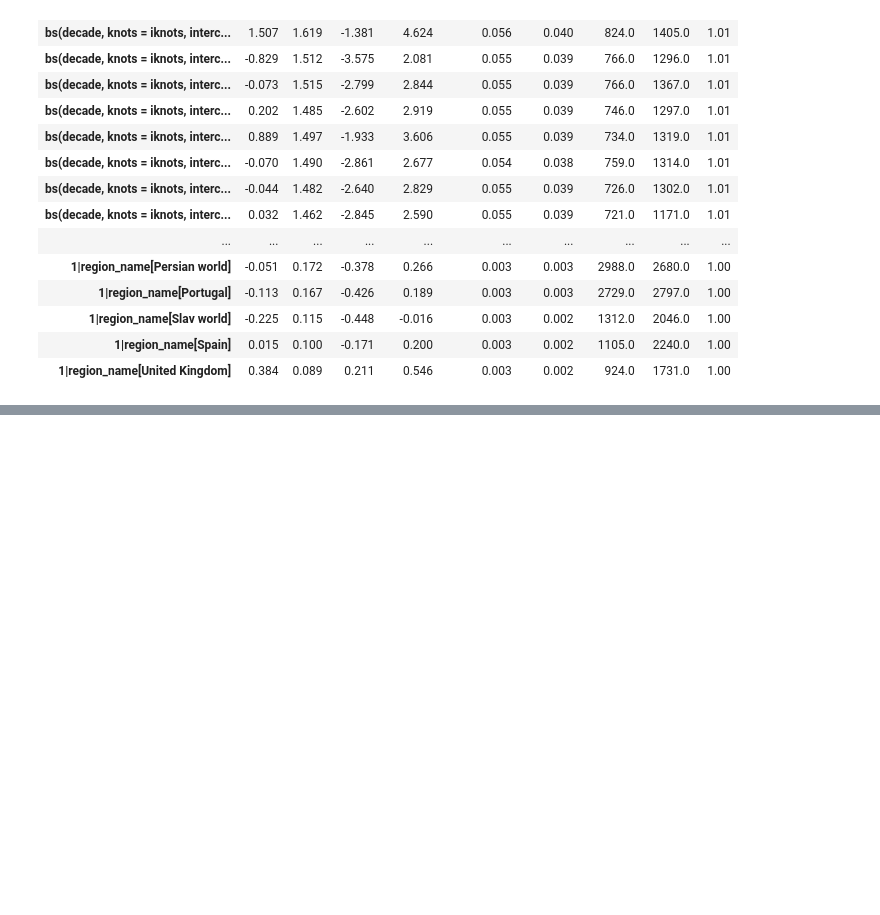
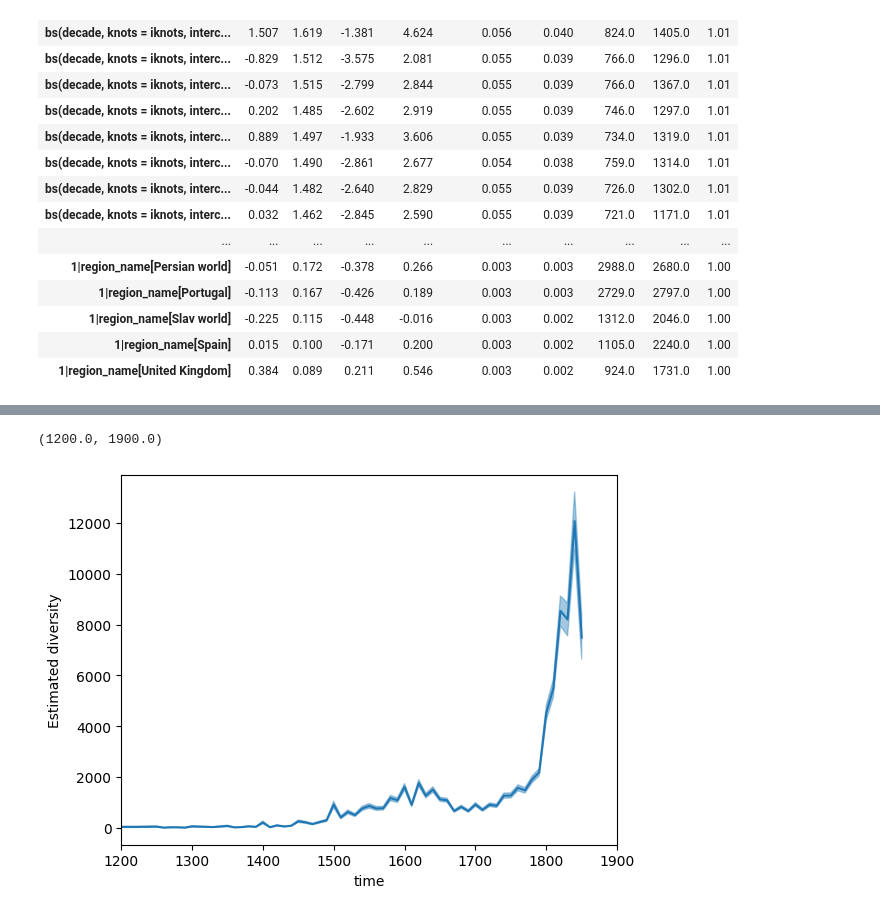
Before and after one commit to charlesdedampierre/cultura_project, a Jupyter notebook: unseen_species_model/regression.ipynb, the cells around one changed output, grey strips where cells are left out. Saved outputs shown, nothing was run; the diff lists cells and outputs as text; code cells hidden in the pictures; blank space fills up the shorter version.

```diff
--- a/unseen_species_model/regression.ipynb
+++ b/unseen_species_model/regression.ipynb
@@ -232,0 +357,24 @@ m_splines_vi
+# %%
+def plot_trend(decades, N_est, hdi_data, color="C0", label=None, ax=None, logy=False, figsize=None):
+    if ax is None:
+        fig, ax = plt.subplots(figsize=figsize)
+
+    # Plot predicted line
+    ax.plot(decades, N_est.mean(1), color=color, label=label)
+
+    # Plot credibility bands
+    ax.fill_between(decades, hdi_data[0], hdi_data[1], alpha=0.4, color=color)
+
+    ax.set(xlabel="time", ylabel="Estimated diversity")
+    if logy:
+        ax.set_yscale("log")
+
+    return ax
+# %%
+f0, N_est, hdi, decades = results["Low countries"]
+
+ax = plot_trend(decades, N_est, hdi, label="Low countries")
+ax.set_xlim(1200, 1900)
+# %% [output]
+(1200.0, 1900.0)
+[figure, added]
```
Also changed, not shown: parts of 17 cells of this notebook.
